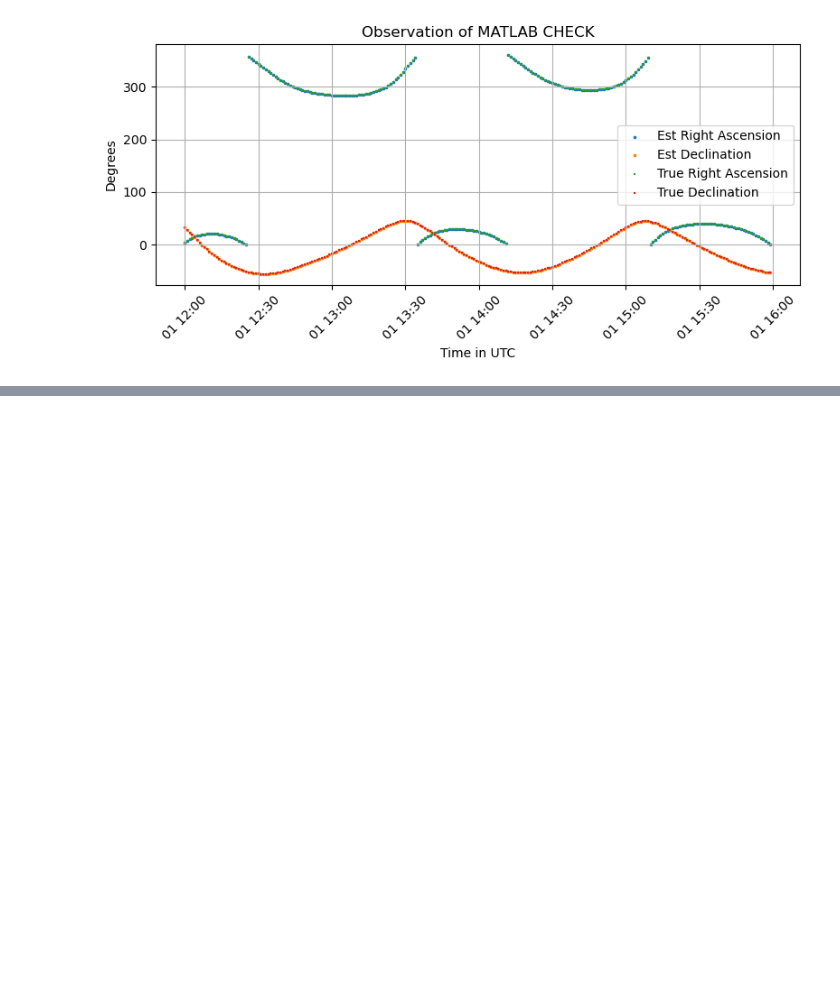
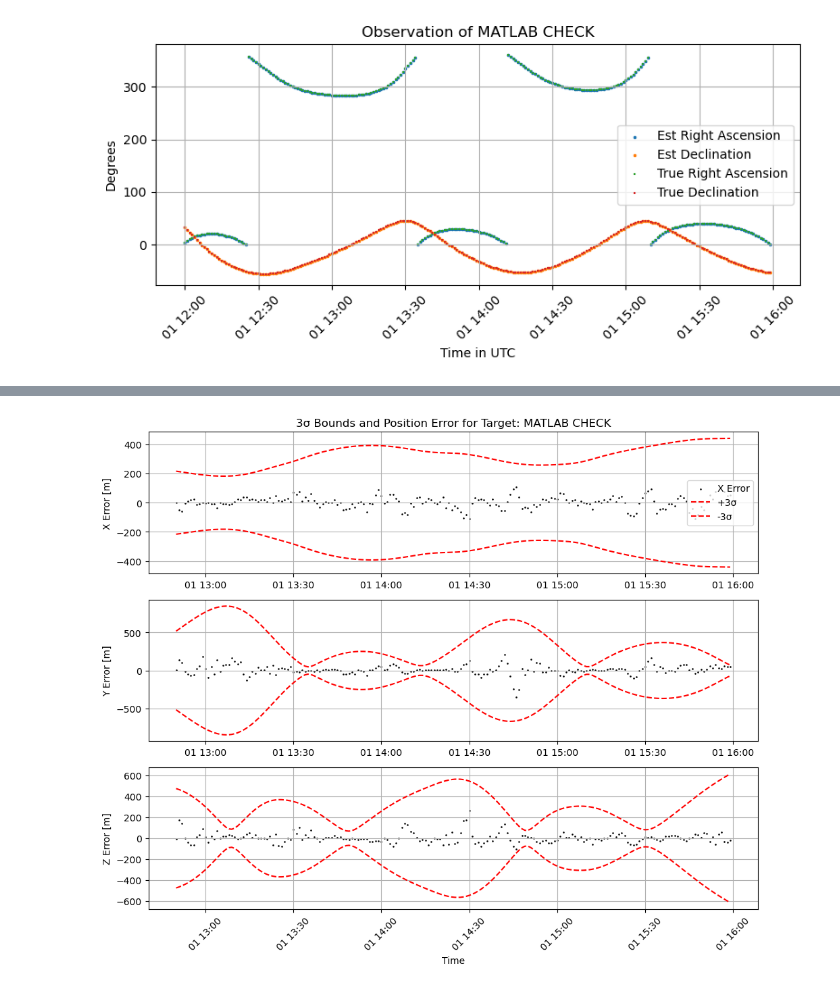
Before and after one commit to kesh31/thesis_keshav, a Jupyter notebook: ekf_es_full_force.ipynb, the cells around one changed output, grey strips where cells are left out. Cells and saved outputs as stored; diff of their text form; code cells hidden in the pictures; blank space fills up the shorter version.

```diff
--- a/ekf_es_full_force.ipynb
+++ b/ekf_es_full_force.ipynb
@@ -519,0 +521,39 @@ plt.show()
+# %%
+
+cov_array = np.array([est_cov[target][i] for i in idxs])              # shape (N, 6, 6)
+
+# Extract 3σ bounds from diagonal of position covariances
+sigma_3 = 3 * np.sqrt(np.array([np.diag(P)[0:3] for P in cov_array])) * 1000  # shape (N, 3)
+
+x_3sig, y_3sig, z_3sig = sigma_3[:, 0], sigma_3[:, 1], sigma_3[:, 2]
+
+# Time vector (assumed pre-defined)
+t_plot = times_utc  # or just `idxs` if no time vector
+
+# Plotting
+plt.figure(figsize=(10, 8))
+
+for i, (err, sig, label) in enumerate(zip([x_err, y_err, z_err],
+                                          [x_3sig, y_3sig, z_3sig],
+                                          ['X', 'Y', 'Z'])):
+    plt.subplot(3, 1, i + 1)
+    plt.scatter(t_plot[50:], err[50:],marker='.',s=3, label=f'{label} Error', color='black')
+    plt.plot(t_plot[50:], sig[50:], 'r--', label='+3σ')
+    plt.plot(t_plot[50:], -sig[50:], 'r--', label='-3σ')
+    # plt.scatter(t_plot, err,marker='.',s=3, label=f'{label} Error', color='black')
+    # plt.plot(t_plot, sig, 'r--', label='+3σ')
+    # plt.plot(t_plot, -sig, 'r--', label='-3σ')
+    plt.ylabel(f'{label} Error [m]')
+    plt.grid(True)
+    if i == 2:
+        plt.xlabel("Time")
+    if i == 0:
+        plt.title(f"3σ Bounds and Position Error for Target: {target}")
+    if i == 0:
+        plt.legend()
+
+plt.tight_layout()
+plt.xticks(rotation=45)
+plt.show()
+# %% [output]
+[figure, added]
```
Also changed, not shown: parts of 4 cells of this notebook, 15 other files.
